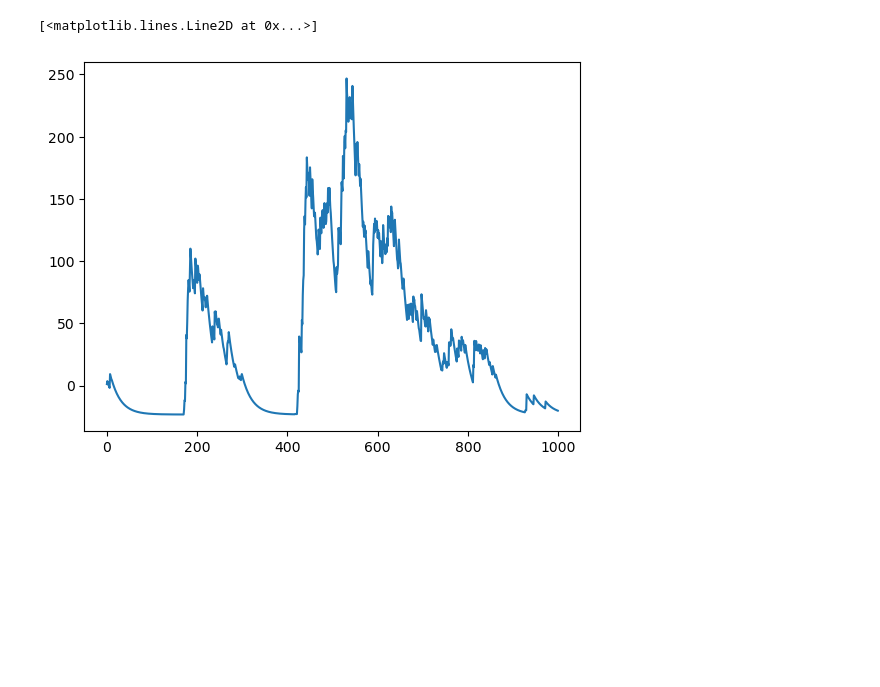
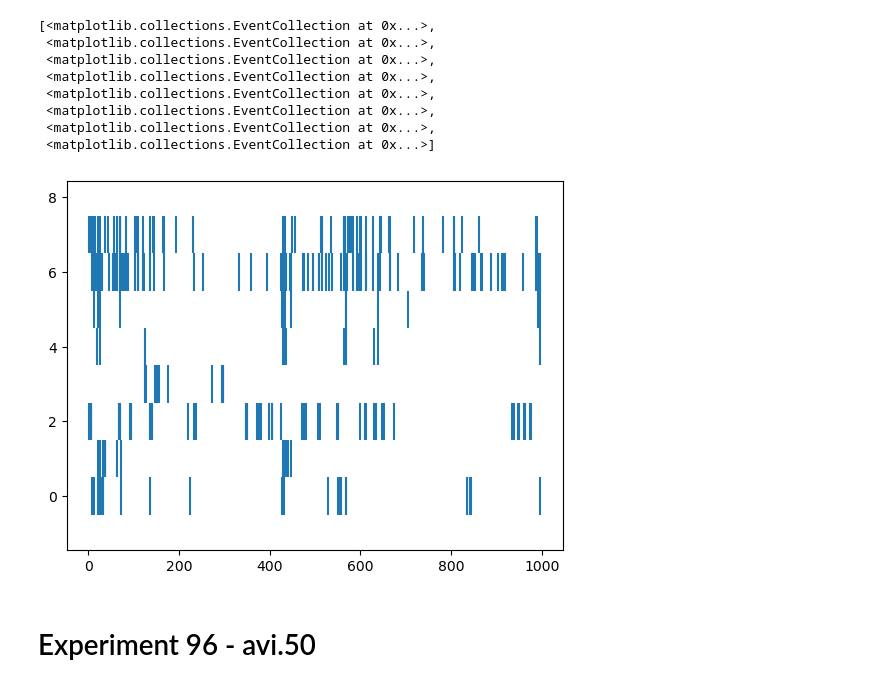
Before and after one commit to emelon8/ACE-NeuroTools, a Jupyter notebook: data_analysis/initial_analysis.ipynb, the cells around one changed output. Drawn from its saved outputs; the diff is of its cells as text; code cells hidden in the pictures; blank space fills up the shorter version.

```diff
--- a/data_analysis/initial_analysis.ipynb
+++ b/data_analysis/initial_analysis.ipynb
@@ -15,0 +53,6 @@ plt.plot(C[0, :])
+# %%
+# plot all neurons
+C_25 = C
+for row in C:
+    plt.plot(row)
+plt.title(f'avi.25, total neurons: {C.shape[0]}')
@@ -16 +62,20 @@ plt.plot(C[0, :])
+# %%
+# plot time series data - a row for each neuron and its firing times
+C_diff = C_25[:, 1:] - C_25[:, :-1]
+C_fires = C_diff > 20
+
+event_times = [np.where(row == 1)[0] for row in C_fires]
+plt.eventplot(event_times)
+# %% [output]
+[<matplotlib.collections.EventCollection at 0x...>,
+ <matplotlib.collections.EventCollection at 0x...>,
+ <matplotlib.collections.EventCollection at 0x...>,
+ <matplotlib.collections.EventCollection at 0x...>,
+ <matplotlib.collections.EventCollection at 0x...>,
+ <matplotlib.collections.EventCollection at 0x...>,
+ <matplotlib.collections.EventCollection at 0x...>,
+ <matplotlib.collections.EventCollection at 0x...>]
+[figure, added]
+# %% [markdown]
+# Experiment 96 - avi.50
 # %%
@@ -18,8 +83,6 @@ estimates2_path = '/Users/josieallred/Research/experiment_analysis/data/download
 # %%
-cnmf_obj = cm.source_extraction.cnmf.cnmf.load_CNMF(estimates2_path)
+# extract data ad estimates
+cnmf_obj = cm.source_extraction.cnmf.cnmf.load_CNMF(estimates3_path)
 est = cnmf_obj.estimates
 C = est.C
-plt.plot(C[0, :])
+np.save('C_exp96_avi50.npy', C)
-# %% [output]
-[<matplotlib.lines.Line2D at 0x...>]
-[figure, removed]
```
Also changed, not shown: parts of 20 cells of this notebook, 10 other files.
